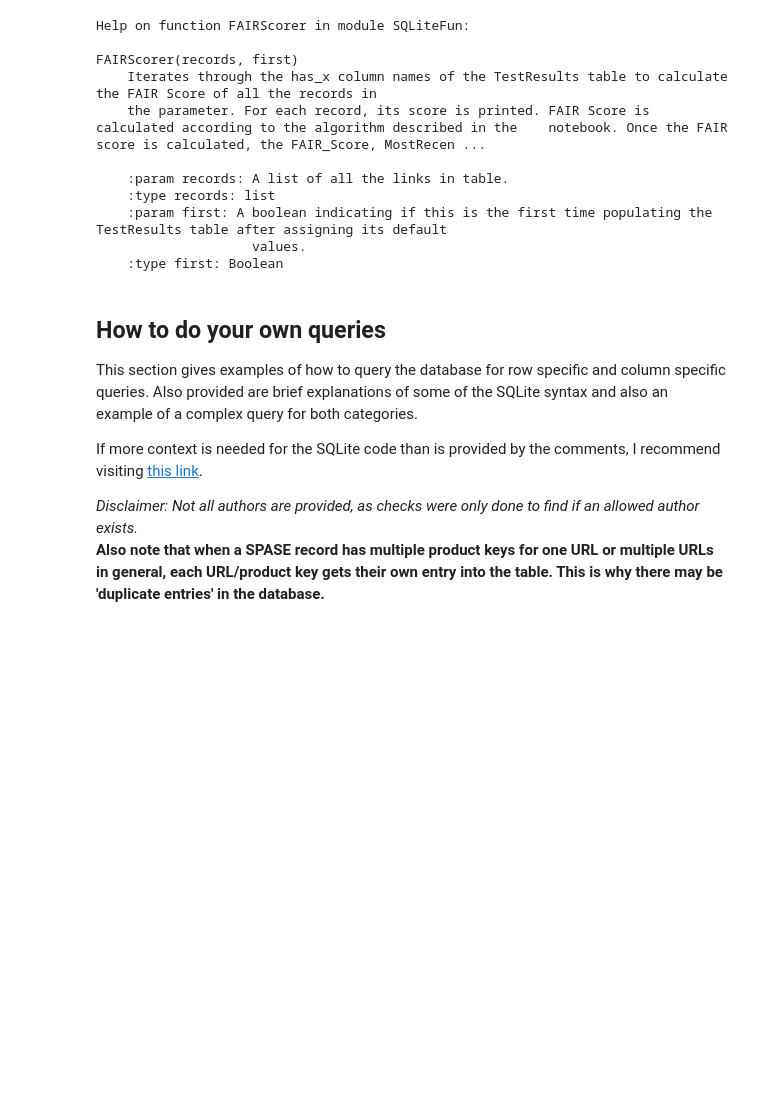
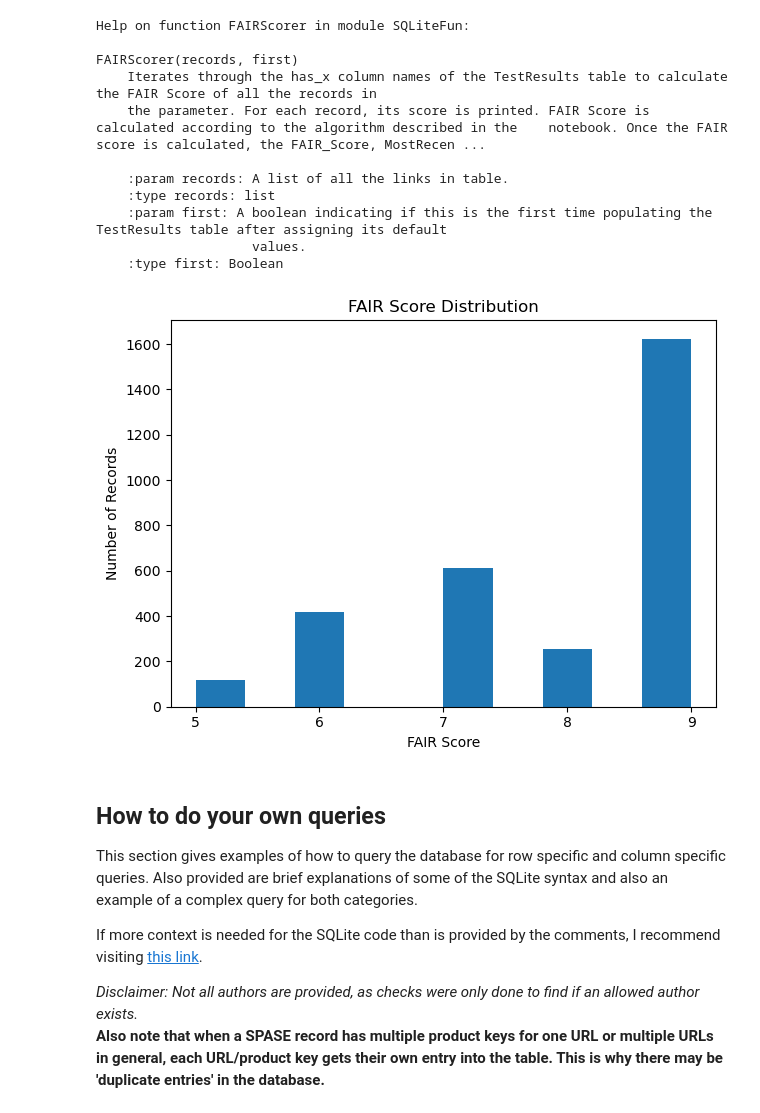
Before and after one commit to Kurokio/HDRL-Internship-2024, a Jupyter notebook: HowToUse.ipynb, the cells around one changed output. Saved outputs shown, nothing was run; the diff lists cells and outputs as text; code cells hidden in the pictures; blank space fills up the shorter version.

Commit message:
Adding FAIR Score Histogram code

```diff
--- a/HowToUse.ipynb
+++ b/HowToUse.ipynb
@@ -180,6 +162,39 @@ FAIRScorer(records, first)
 
 
 FAIRScorer(allRecords)
+# %%
+import numpy as np
+import matplotlib
+import matplotlib.pyplot as plt
+
+# create histogram of FAIR scores
+# number of records at each score and avg reported in corner of chart
+scores = []
+# get all FAIR scores from TestResults
+stmt = "SELECT FAIR_Score FROM TestResults"
+rows = execution(stmt,2)
+for row in rows:
+    #print(row[0])
+    scores.append(row[0])
+
+# assemble into Numpy array
+np_scores = np.array(scores)
+values = np.unique(np_scores)
+#print(round(np_scores.mean))
+
+# create chart
+fig, ax = plt.subplots()
+ax.hist(np_scores)
+ax.set_title("FAIR Score Distribution")
+ax.set_xlabel("FAIR Score")
+ax.set_ylabel("Number of Records")
+ax.set_xticks(values)
+'''ax.text(0.99, 0.8, f'Average FAIR Score = {np_scores.mean()}', horizontalalignment='right',
+        rotation='horizontal')'''
+#ax.set_xlim((min(np_scores), max(np_scores)))
+fig.tight_layout()
+# %% [output]
+[figure, added]
 # %% [markdown]
 ## How to do your own queries
 This section gives examples of how to query the database for row specific and column specific queries. Also provided are brief explanations of some of the SQLite syntax and also an example of a complex query for both categories. <br>
```
Also changed, not shown: parts of 1 cell of this notebook.
